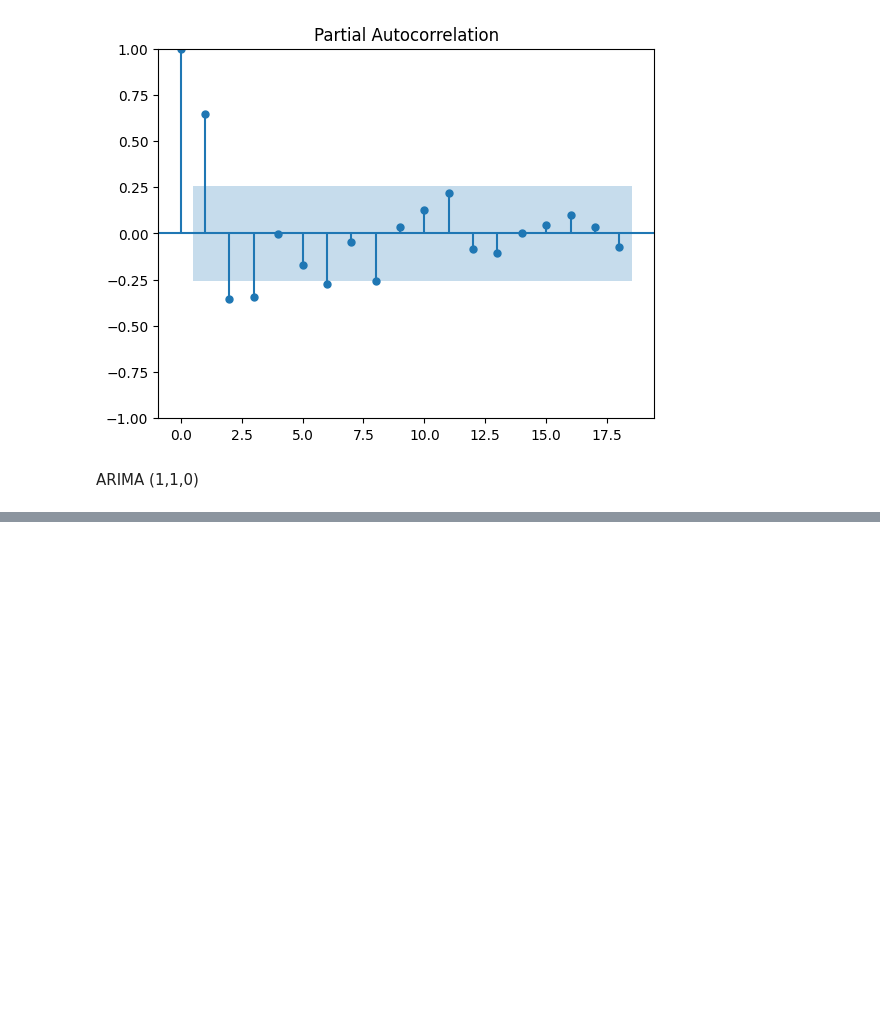
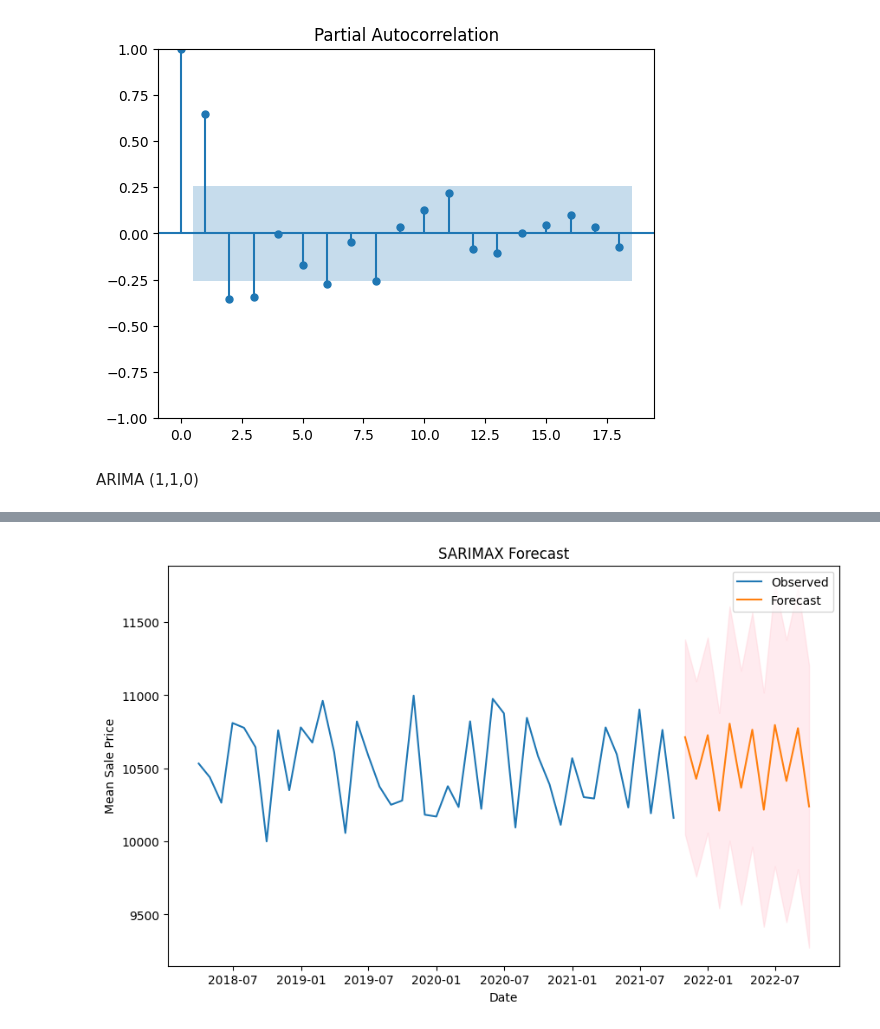
Before and after one commit to jacobsimeral/TS_Forecasting_Project, a Jupyter notebook: Code/Forecast/forecast_arima_hassaan.ipynb, the cells around one changed output, grey strips where cells are left out. Cells and saved outputs as stored; diff of their text form; code cells hidden in the pictures; blank space fills up the shorter version.

```diff
--- a/Code/Forecast/forecast_arima_hassaan.ipynb
+++ b/Code/Forecast/forecast_arima_hassaan.ipynb
@@ -241,0 +424,22 @@ ARIMA (1,1,0)
+# %%
+import pandas as pd
+import numpy as np
+from statsmodels.tsa.statespace.sarimax import SARIMAX
+
+# Example data creation (modify as needed for actual data)
+# dates = pd.date_range(start='2018-03-31', periods=43, freq='M')
+# data = {
+#     'date': dates,
+#     'mean_sale_price': np.random.rand(43) * 1000 + 10000  # Random data for example
+# }
+midwest_train = pd.DataFrame(data)
+
+# Set the index to the date column
+midwest_train.set_index('date', inplace=True)
+
+# Fit the SARIMAX model
+model = SARIMAX(midwest_train['mean_sale_price'], order=(1, 1, 1), seasonal_order=(1, 1, 0, 4))
+model_fit = model.fit()
+
+# Print the summary of the model fit
+print(model_fit.summary())
@@ -241,0 +465,20 @@ ARIMA (1,1,0)
+# %%
+# Forecasting
+forecast_steps = 12  # Number of steps to forecast
+forecast = model_fit.get_forecast(steps=forecast_steps)
+forecast_ci = forecast.conf_int()
+
+# Plotting the forecast
+import matplotlib.pyplot as plt
+
+plt.figure(figsize=(10, 6))
+plt.plot(midwest_train.index, midwest_train['mean_sale_price'], label='Observed')
+plt.plot(forecast.predicted_mean.index, forecast.predicted_mean, label='Forecast')
+plt.fill_between(forecast_ci.index, forecast_ci.iloc[:, 0], forecast_ci.iloc[:, 1], color='pink', alpha=0.3)
+plt.xlabel('Date')
+plt.ylabel('Mean Sale Price')
+plt.title('SARIMAX Forecast')
+plt.legend()
+plt.show()
+# %% [output]
+[figure, added]
```
Also changed, not shown: parts of 43 cells of this notebook, 3 other files.
